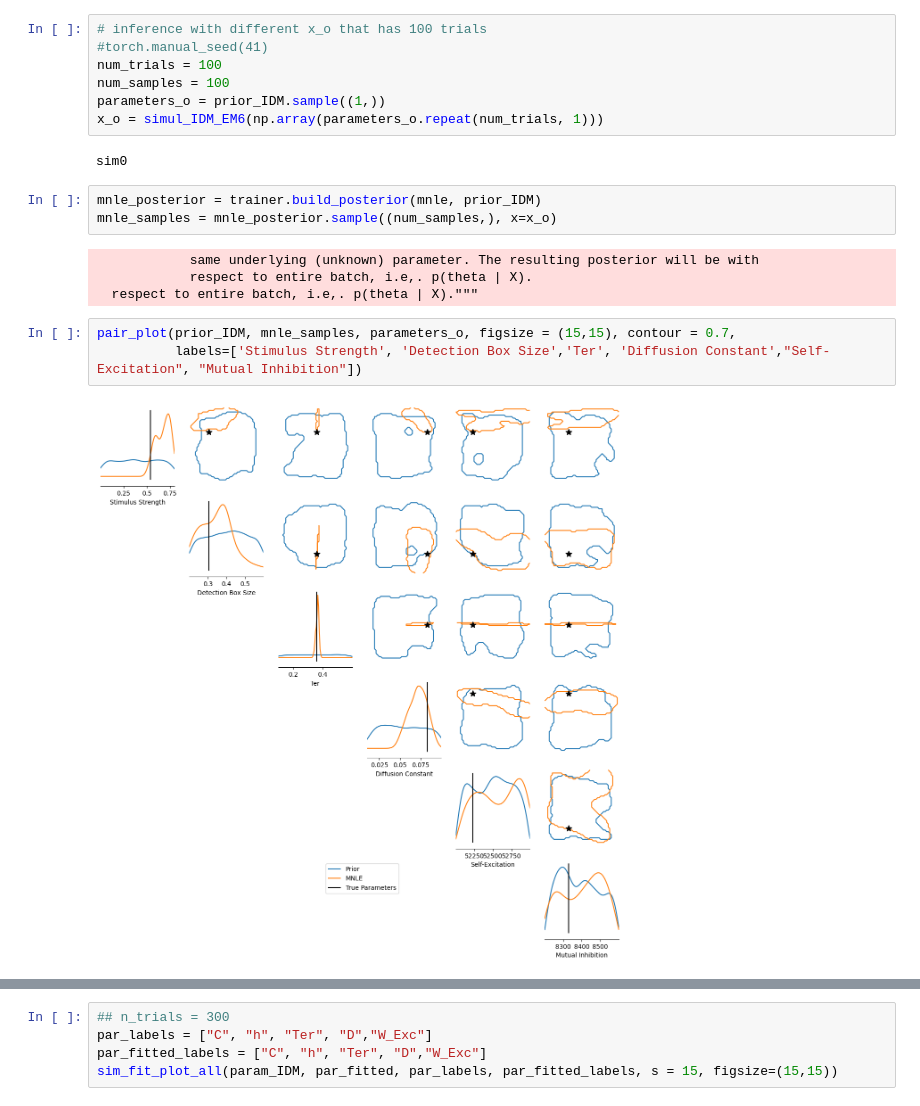
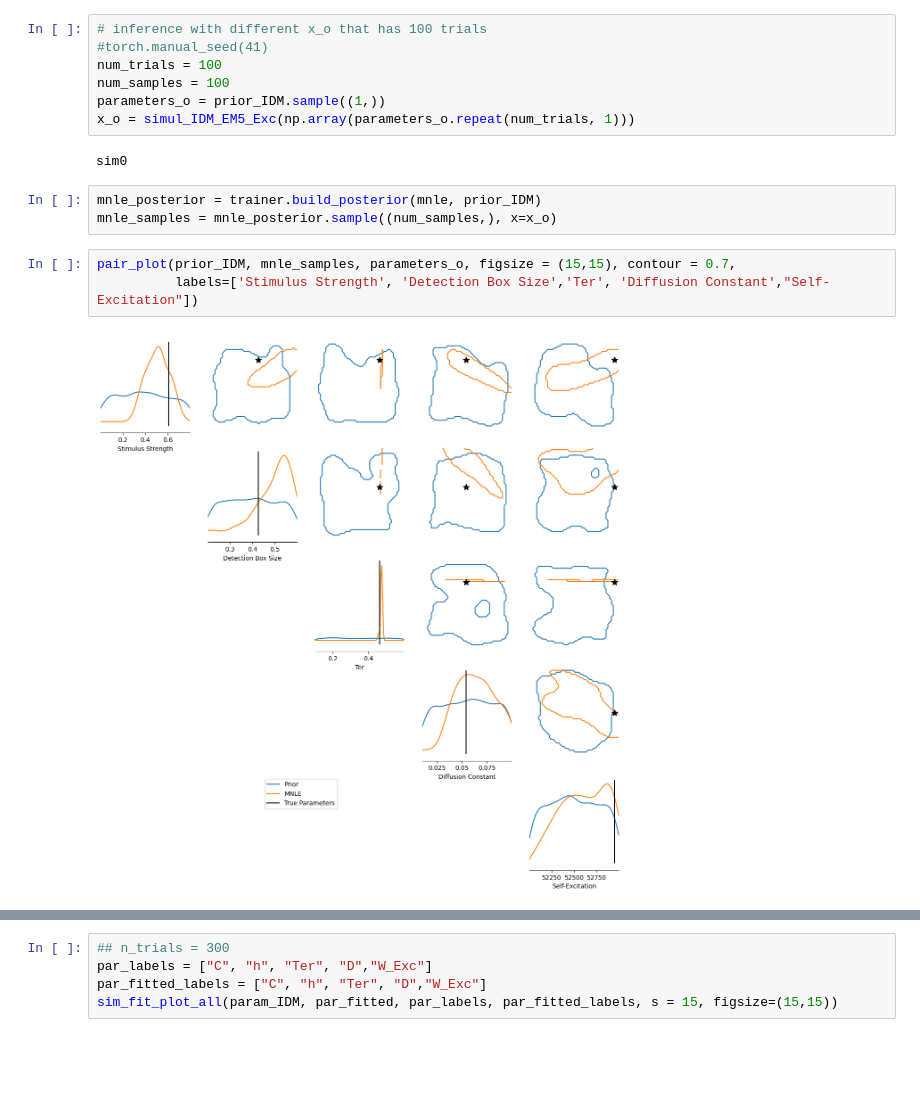
Before and after one commit to Jiashun97/sbi, a Jupyter notebook: IDM_EM5_Exc.ipynb, the cells around one changed output, grey strips where cells are left out. Saved outputs shown, nothing was run; the diff lists cells and outputs as text; blank space fills up the shorter version.

```diff
--- a/IDM_EM5_Exc.ipynb
+++ b/IDM_EM5_Exc.ipynb
@@ -66,18 +60,14 @@ mcmc_parameters = dict(num_chains=50,thin=10,warmup_steps=50,init_strategy="prop
 num_trials = 100
 num_samples = 100
 parameters_o = prior_IDM.sample((1,))
-x_o = simul_IDM_EM6(np.array(parameters_o.repeat(num_trials, 1)))
+x_o = simul_IDM_EM5_Exc(np.array(parameters_o.repeat(num_trials, 1)))
 # %% [output]
 sim0
 # %%
 mnle_posterior = trainer.build_posterior(mnle, prior_IDM)
 mnle_samples = mnle_posterior.sample((num_samples,), x=x_o)
-# %% [output]
-            same underlying (unknown) parameter. The resulting posterior will be with
-            respect to entire batch, i.e,. p(theta | X).
-  respect to entire batch, i.e,. p(theta | X)."""
 # %%
 pair_plot(prior_IDM, mnle_samples, parameters_o, figsize = (15,15), contour = 0.7,
-          labels=['Stimulus Strength', 'Detection Box Size','Ter', 'Diffusion Constant',"Self-Excitation", "Mutual Inhibition"])
+          labels=['Stimulus Strength', 'Detection Box Size','Ter', 'Diffusion Constant',"Self-Excitation"])
 # %% [output]
-[figure, old version]
+[figure, new version]
```
Also changed, not shown: parts of 5 cells of this notebook, 16 other files.
